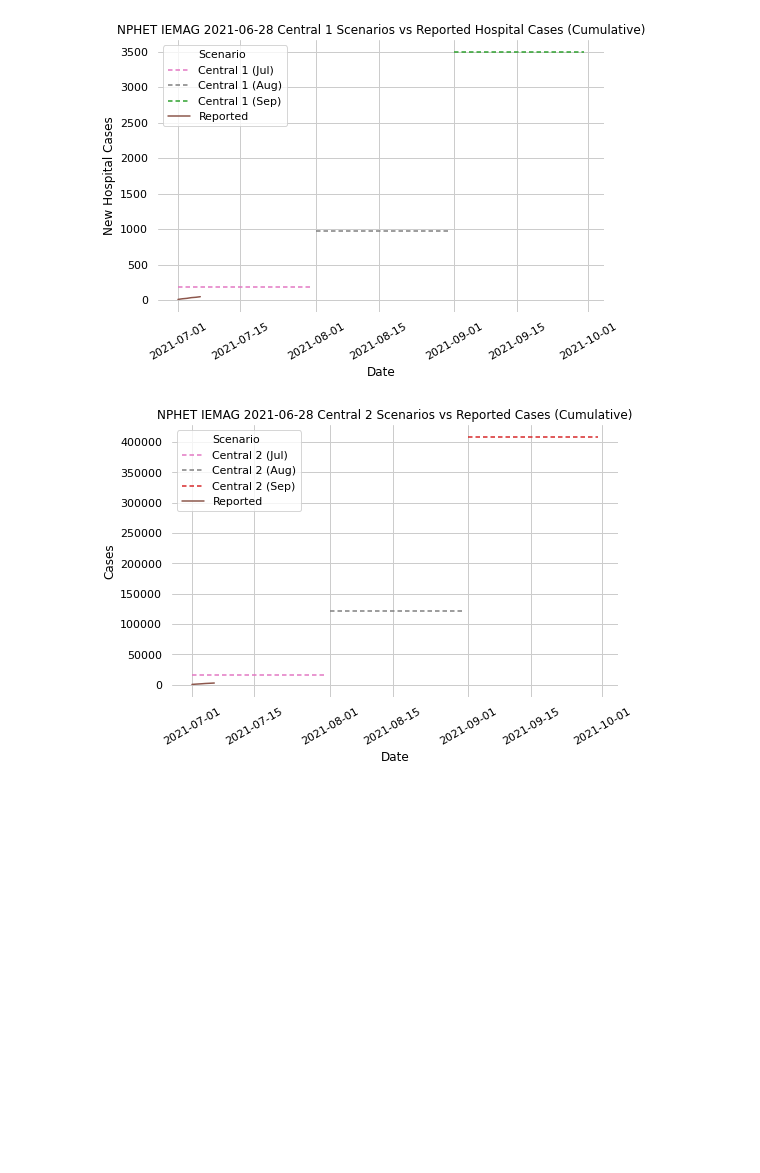
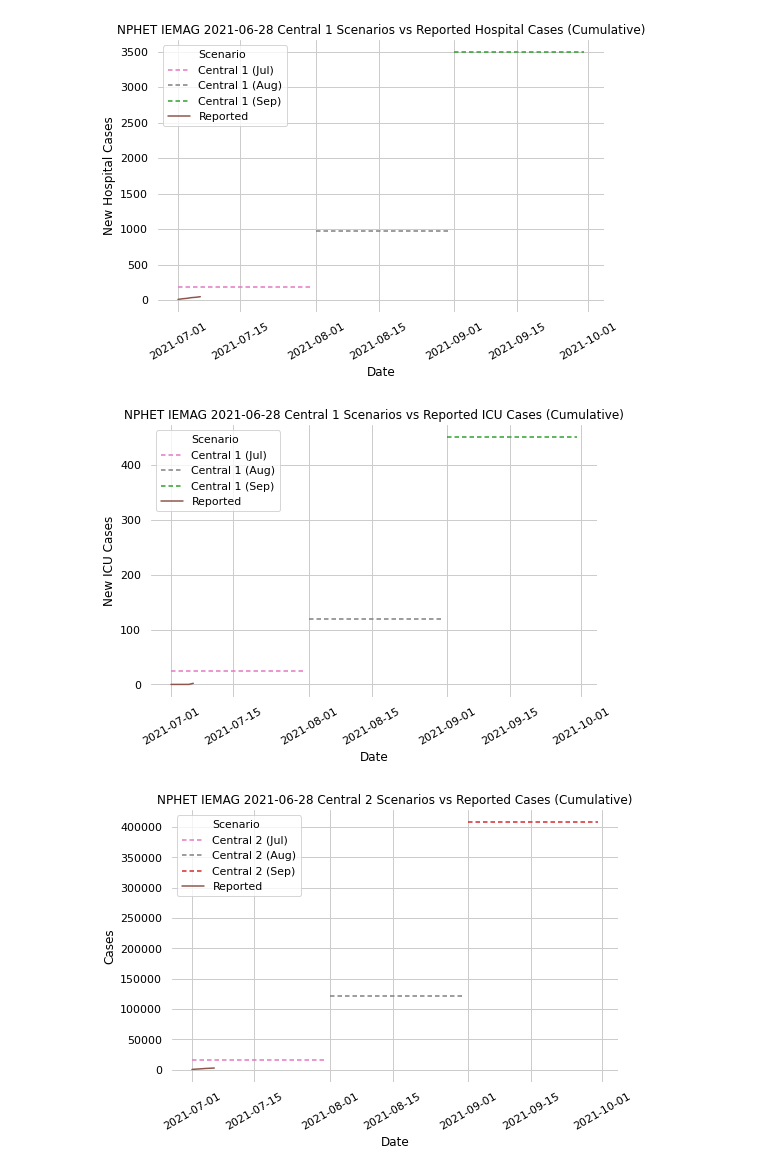
Before and after one commit to derekocallaghan/covid19data, a Jupyter notebook: notebooks/NPHET IEMAG 2021-06-28 Model Scenario Projections vs Reported Data.ipynb, the cells around one changed output. Drawn from its saved outputs; the diff is of its cells as text; code cells hidden in the pictures; blank space fills up the shorter version.

```diff
--- a/notebooks/NPHET IEMAG 2021-06-28 Model Scenario Projections vs Reported Data.ipynb
+++ b/notebooks/NPHET IEMAG 2021-06-28 Model Scenario Projections vs Reported Data.ipynb
@@ -161,6 +187,12 @@ plot_hospital_cases(plot_scenarios=['Central 1 (Jul)', 'Central 1 (Aug)', 'Centr
                     filename='./figures/nphet20210628_central1_scenarios_vs_reported_hospital_cases.png')
 # %% [output]
 [figure]
+# %%
+plot_icu_cases(plot_scenarios=['Central 1 (Jul)', 'Central 1 (Aug)', 'Central 1 (Sep)'],
+               model_title='Central 1',
+               filename='./figures/nphet20210628_central1_scenarios_vs_reported_icu_cases.png')
+# %% [output]
+[figure, added]
 # %%
 plot_cases(plot_scenarios=['Central 2 (Jul)', 'Central 2 (Aug)', 'Central 2 (Sep)'],
            model_title='Central 2',
```
Also changed, not shown: parts of 12 cells of this notebook, 2 other files.
